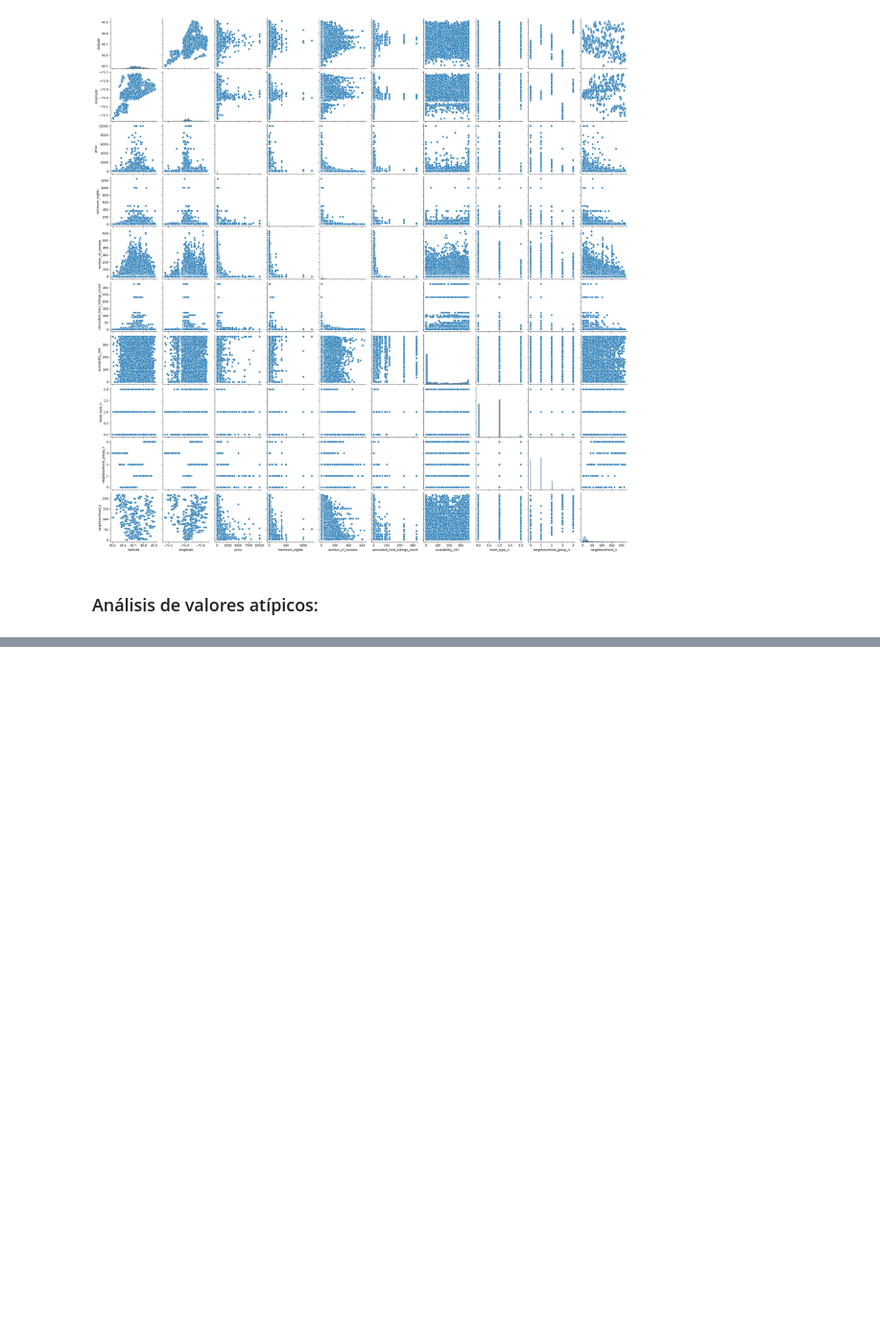
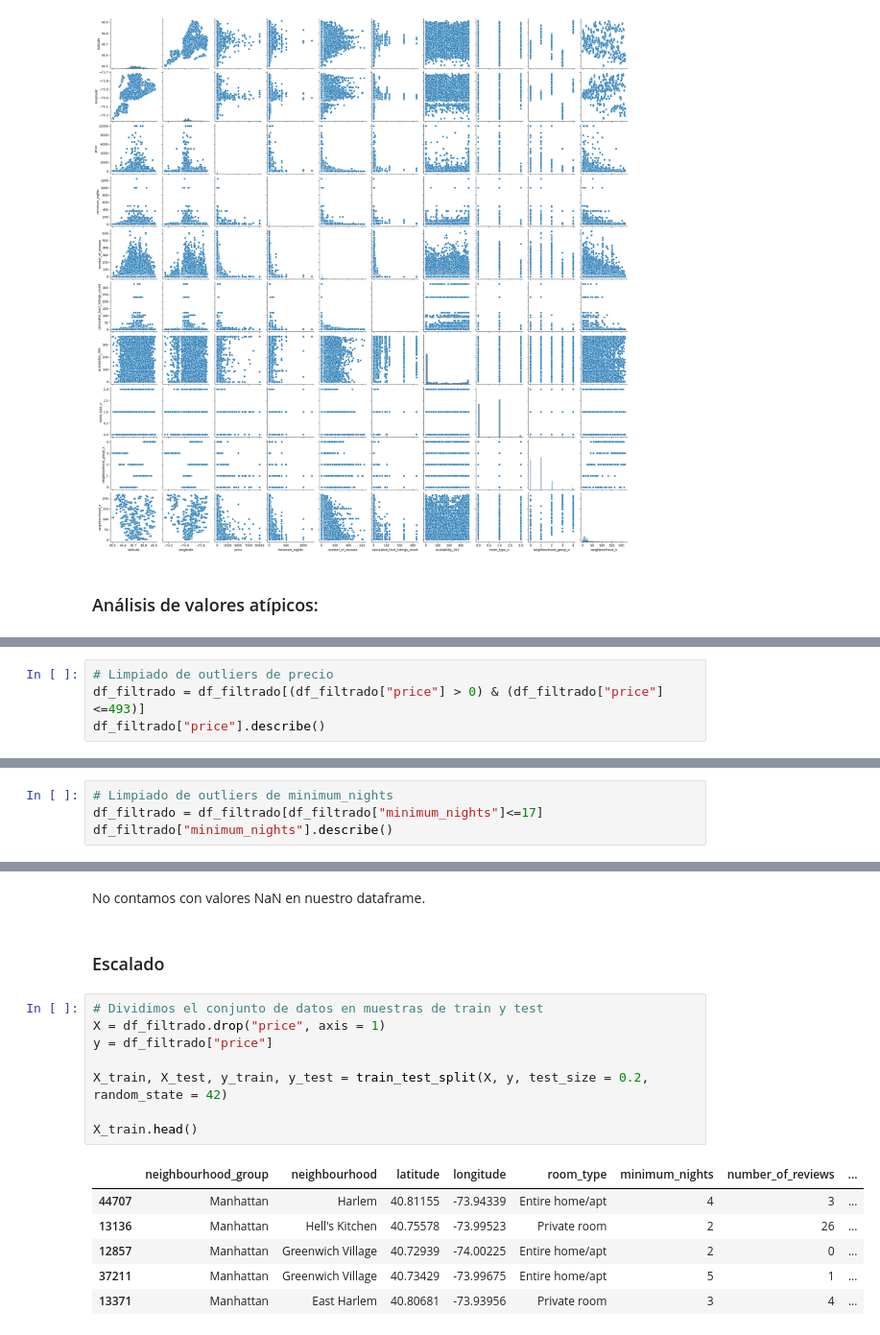
Before and after one commit to 4GeeksAcademy/machine-learning-python-template-VLG, a Jupyter notebook: src/explore.ipynb, the cells around one changed output, grey strips where cells are left out. Shown at 96% size. Drawn from its saved outputs; the diff is of its cells as text; blank space fills up the shorter version.

```diff
--- a/src/explore.ipynb
+++ b/src/explore.ipynb
@@ -270,0 +339,4 @@ sns.pairplot(data = df_filtrado)
+# %%
+# Limpiado de outliers de precio
+df_filtrado = df_filtrado[(df_filtrado["price"] > 0) & (df_filtrado["price"]<=493)]
+df_filtrado["price"].describe()
@@ -270,0 +378,4 @@ sns.pairplot(data = df_filtrado)
+# %%
+# Limpiado de outliers de minimum_nights
+df_filtrado = df_filtrado[df_filtrado["minimum_nights"]<=17]
+df_filtrado["minimum_nights"].describe()
@@ -270,0 +440,19 @@ sns.pairplot(data = df_filtrado)
+# %% [markdown]
+No contamos con valores NaN en nuestro dataframe.
+# %% [markdown]
+### Escalado
+# %%
+# Dividimos el conjunto de datos en muestras de train y test
+X = df_filtrado.drop("price", axis = 1)
+y = df_filtrado["price"]
+
+X_train, X_test, y_train, y_test = train_test_split(X, y, test_size = 0.2, random_state = 42)
+
+X_train.head()
+# %% [output]
+|  | neighbourhood_group | neighbourhood | latitude | longitude | room_type | minimum_nights | number_of_reviews | ... |
+| 44707 | Manhattan | Harlem | 40.81155 | -73.94339 | Entire home/apt | 4 | 3 | ... |
+| 13136 | Manhattan | Hell's Kitchen | 40.75578 | -73.99523 | Private room | 2 | 26 | ... |
+| 12857 | Manhattan | Greenwich Village | 40.72939 | -74.00225 | Entire home/apt | 2 | 0 | ... |
+| 37211 | Manhattan | Greenwich Village | 40.73429 | -73.99675 | Entire home/apt | 5 | 1 | ... |
+| 13371 | Manhattan | East Harlem | 40.80681 | -73.93956 | Private room | 3 | 4 | ... |
```
Also changed, not shown: parts of 18 cells of this notebook.
